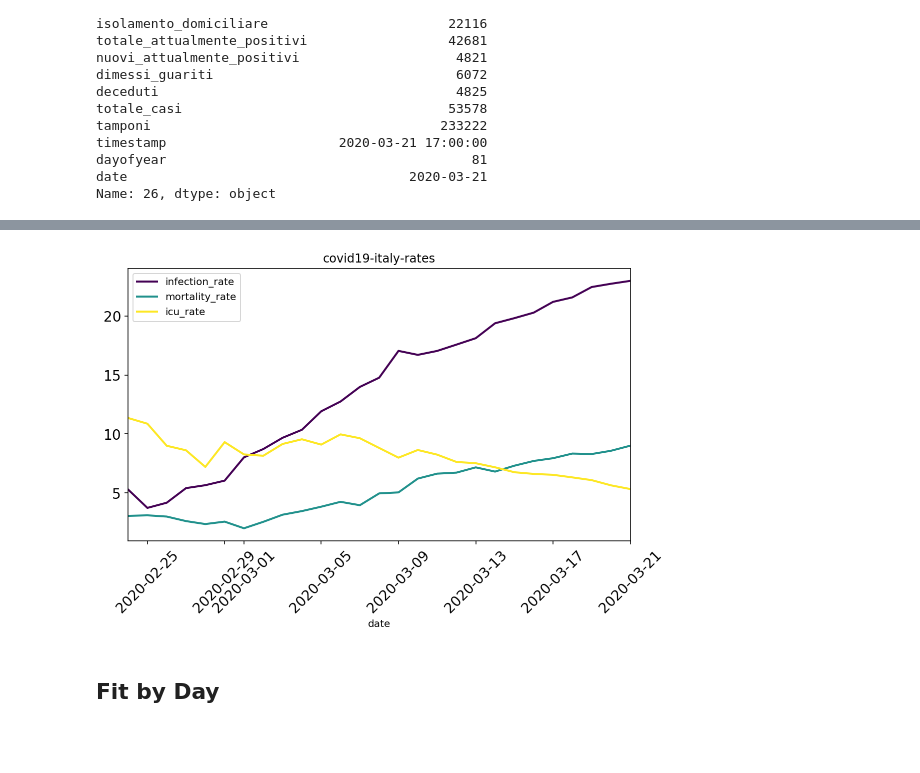
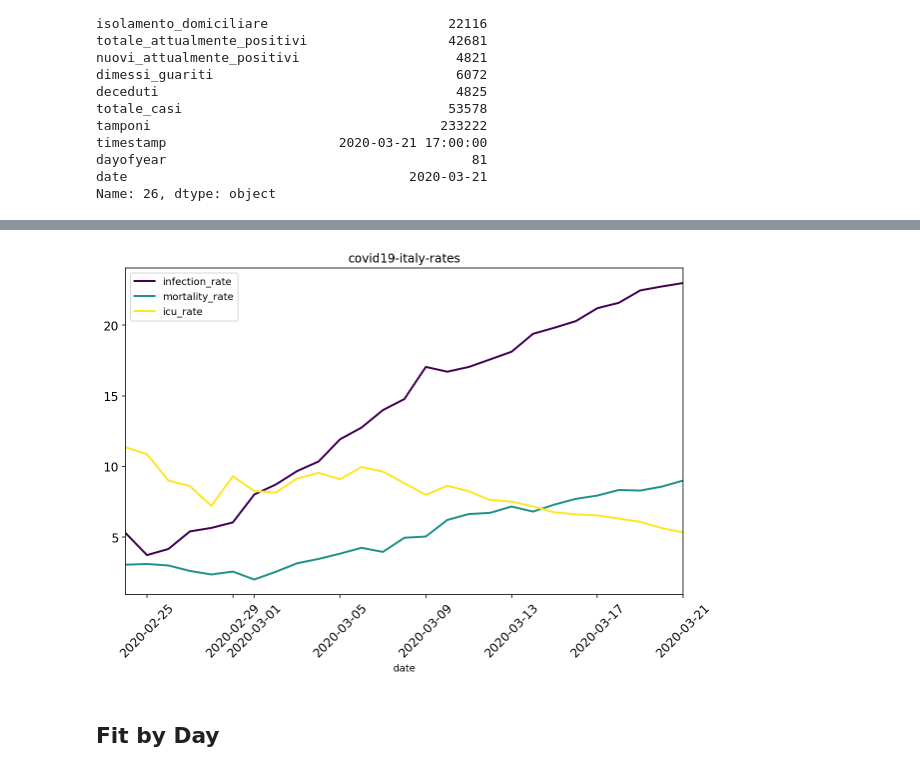
Before and after one commit to LorisMarini/coronavirus, a Jupyter notebook: covid19-analysis-italy.ipynb, the cells around one changed output, grey strips where cells are left out. Drawn from its saved outputs; the diff is of its cells as text; code cells hidden in the pictures; blank space fills up the shorter version.

Commit message:
uniforms plots size

```diff
--- a/covid19-analysis-italy.ipynb
+++ b/covid19-analysis-italy.ipynb
@@ -119,14 +119,14 @@ fig.savefig(f"{title}.png")
 # %%
 # Plot
 title = "covid19-italy-rates"
-kwargs = {"linewidth":2, "figsize":(9,5), "rot":45, "fontsize":14, "colormap":"viridis"}
-ax = view.set_index("date")[["infection_rate", "mortality_rate", "icu_rate"]].plot(title=title, **kwargs)
+to_plot = view.set_index("date")[["infection_rate", "mortality_rate", "icu_rate"]]
+ax = to_plot.plot(title=title, linewidth=2, figsize=(10,6), rot=45, fontsize=12, colormap="viridis")
 
 # Save
 fig = ax.get_figure()
 fig.savefig(f"{title}.png")
 # %% [output]
-[figure, old version]
+[figure, new version]
 # %% [markdown]
 ## Fit by Day
 # %%
```
Also changed, not shown: parts of 3 cells of this notebook, 3 other files.
